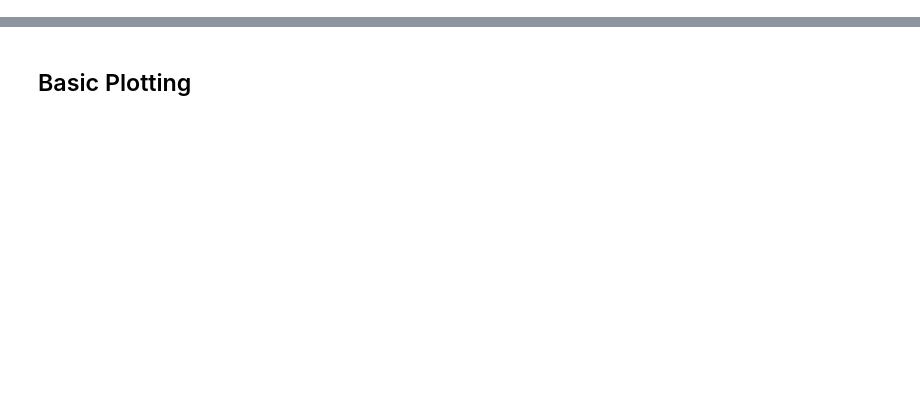
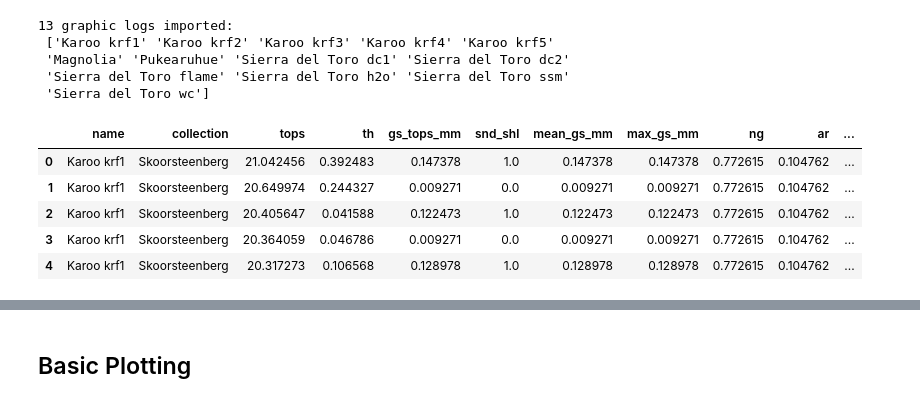
Before and after one commit to rgmyr/litholog, a Jupyter notebook: notebooks/actual_demo.ipynb, the cells around one changed output, grey strips where cells are left out. Saved outputs shown, nothing was run; the diff lists cells and outputs as text; code cells hidden in the pictures; blank space fills up the shorter version.

```diff
--- a/notebooks/actual_demo.ipynb
+++ b/notebooks/actual_demo.ipynb
@@ -347,0 +62,27 @@ for bed in mag:
+# %%
+# Converts 'string' arrays to numpy
+transforms = {c : utils.string2array_pandas for c in ['depth_m',
+                                                      'grain_size_mm']}
+
+# Read the demo data
+df = pd.read_csv('../data/working2.csv', converters=transforms)
+
+# counts and prints the names of the logs in the data file
+print(len(df.name.unique()),
+      'graphic logs imported:',
+      '\n',
+      df.name.unique())
+
+df.head() # displays the first five rows of data
+# %% [output]
+13 graphic logs imported:
+ ['Karoo krf1' 'Karoo krf2' 'Karoo krf3' 'Karoo krf4' 'Karoo krf5'
+ 'Magnolia' 'Pukearuhue' 'Sierra del Toro dc1' 'Sierra del Toro dc2'
+ 'Sierra del Toro flame' 'Sierra del Toro h2o' 'Sierra del Toro ssm'
+ 'Sierra del Toro wc']
+|  | name | collection | tops | th | gs_tops_mm | snd_shl | mean_gs_mm | max_gs_mm | ng | ar | ... |
+| 0 | Karoo krf1 | Skoorsteenberg | 21.042456 | 0.392483 | 0.147378 | 1.0 | 0.147378 | 0.147378 | 0.772615 | 0.104762 | ... |
+| 1 | Karoo krf1 | Skoorsteenberg | 20.649974 | 0.244327 | 0.009271 | 0.0 | 0.009271 | 0.009271 | 0.772615 | 0.104762 | ... |
+| 2 | Karoo krf1 | Skoorsteenberg | 20.405647 | 0.041588 | 0.122473 | 1.0 | 0.122473 | 0.122473 | 0.772615 | 0.104762 | ... |
+| 3 | Karoo krf1 | Skoorsteenberg | 20.364059 | 0.046786 | 0.009271 | 0.0 | 0.009271 | 0.009271 | 0.772615 | 0.104762 | ... |
+| 4 | Karoo krf1 | Skoorsteenberg | 20.317273 | 0.106568 | 0.128978 | 1.0 | 0.128978 | 0.128978 | 0.772615 | 0.104762 | ... |
```
Also changed, not shown: parts of 64 cells of this notebook, 4 other files.
